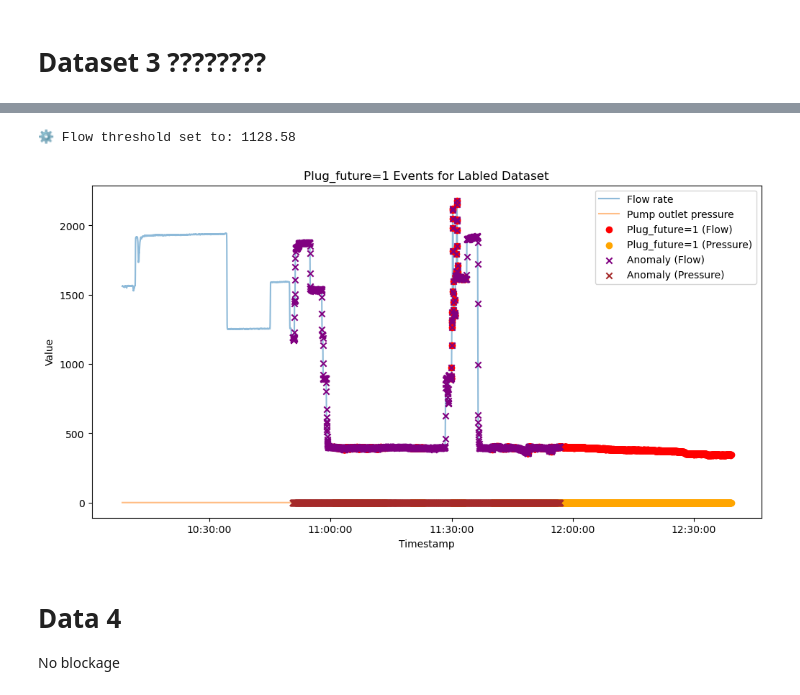
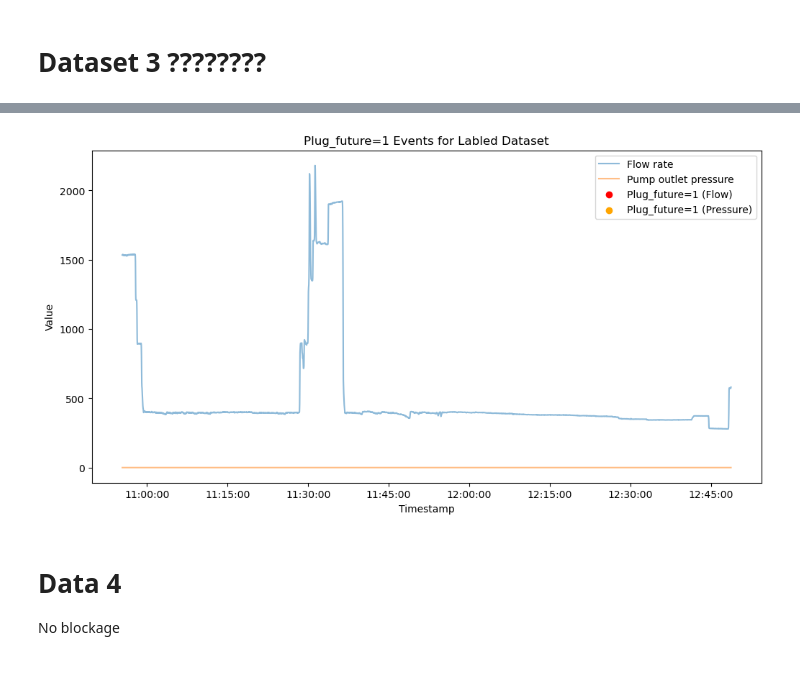
Before and after one commit to KaroGil/master_plug_prediction, a Jupyter notebook: notebooks/label_data.ipynb, the cells around one changed output, grey strips where cells are left out. Saved outputs shown, nothing was run; the diff lists cells and outputs as text; code cells hidden in the pictures.

```diff
--- a/notebooks/label_data.ipynb
+++ b/notebooks/label_data.ipynb
@@ -124,12 +131,14 @@ Dataset columns: ['TS outlet pressure (Mean)', 'Pump outlet pressure (Mean)', 'D
 | 1900-01-01 10:08:29.350 | 0.758179 | 0.000997 | 0.213269 | 1562.163933 | ... |
 | 1900-01-01 10:08:29.848 | 0.760242 | 0.000642 | 0.212117 | 1563.040239 | ... |
 | 1900-01-01 10:08:30.347 | 0.759019 | 0.000795 | 0.212366 | 1561.894331 | ... |
+# %%
+# cut the first 3200s from dataset3
+dataset3 = dataset3.iloc[3200:]
+set_no_plug(dataset3)
 # %%
-set_default_plug(dataset3)
 dv.visualize_plug_event(dataset3, anomalies=True, plug_column="Plug_future", name="Labled Dataset")
 # %% [output]
-⚙️ Flow threshold set to: 1128.58
-[figure, old version]
+[figure, new version]
 # %% [markdown]
 # Data 4
 No blockage
```
Also changed, not shown: parts of 11 cells of this notebook, 11 other files.
